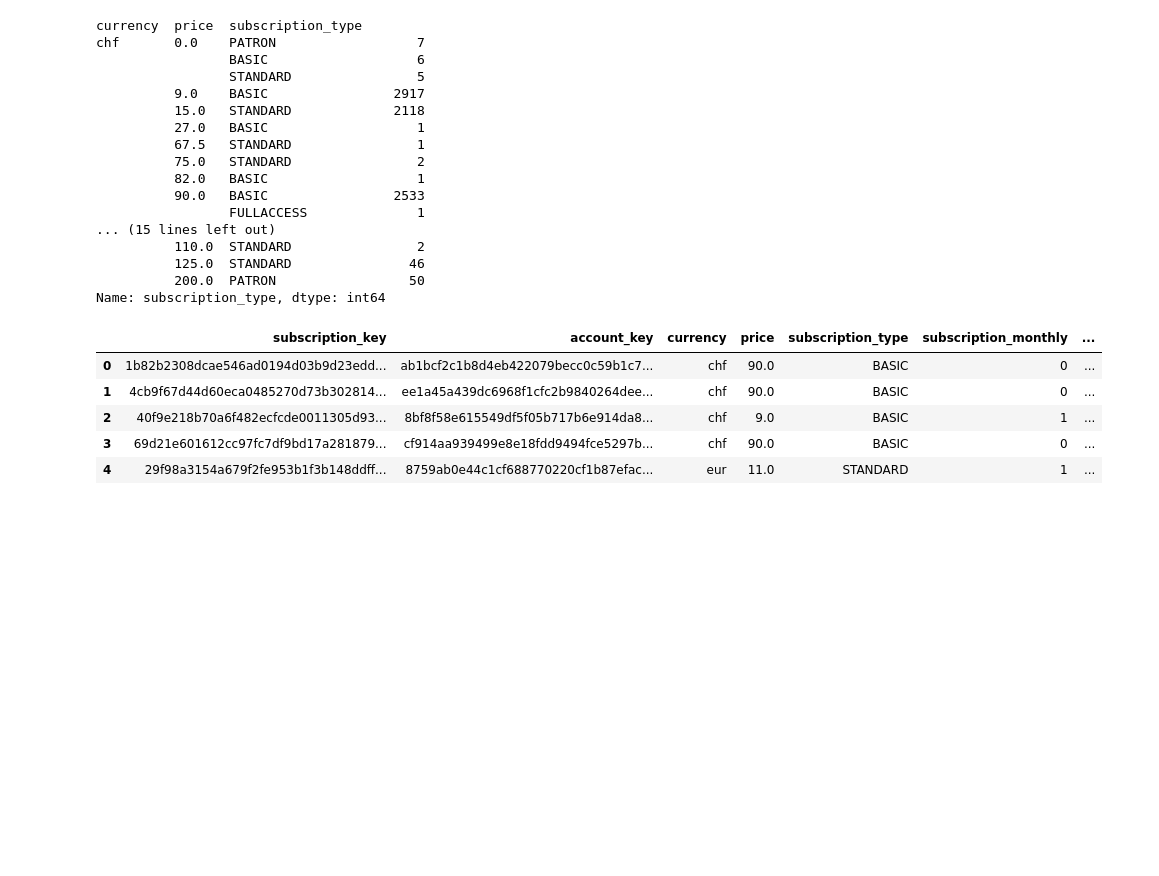
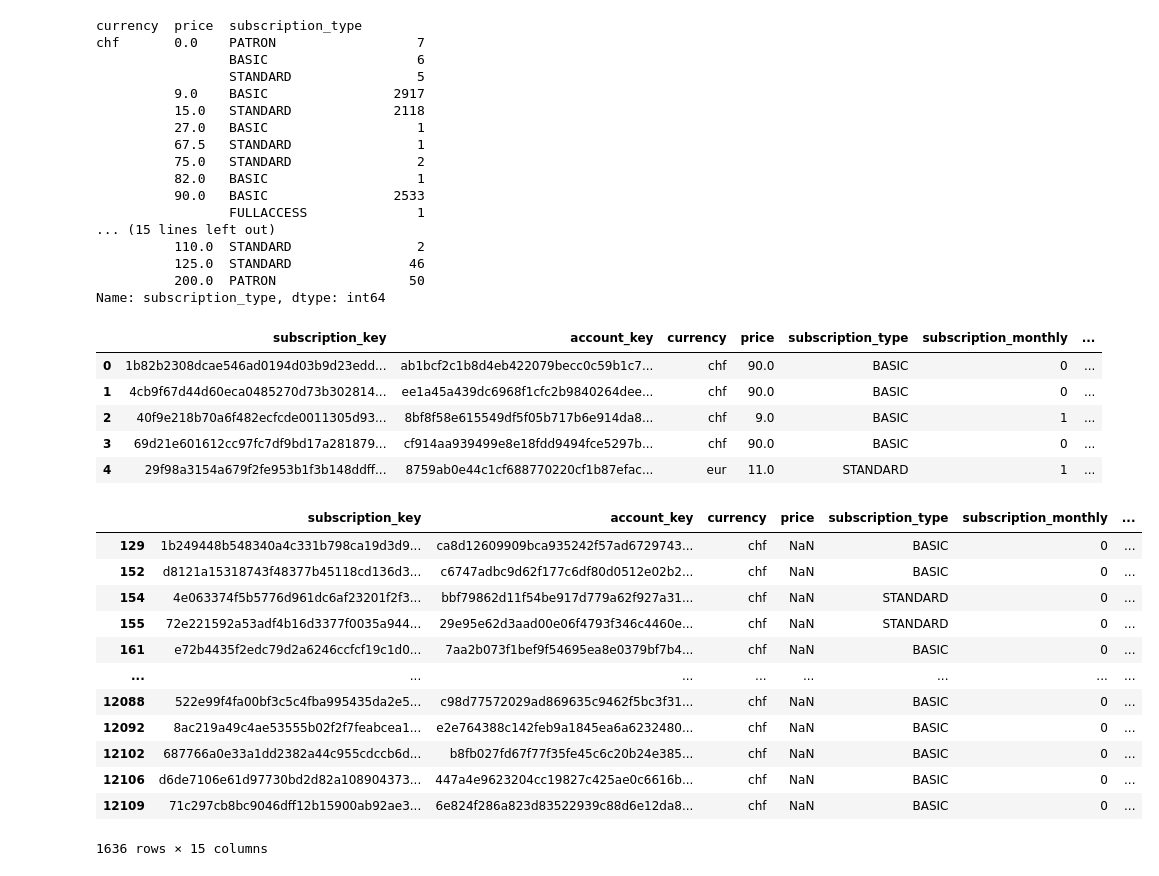
Before and after one commit to elisicke/Data-Analyst-Capstone-Project, a Jupyter notebook: Group_Liz.ipynb, the cells around one changed output. Drawn from its saved outputs; the diff is of its cells as text; code cells hidden in the pictures; blank space fills up the shorter version.

Commit message:
updates Subscription code

```diff
--- a/Group_Liz.ipynb
+++ b/Group_Liz.ipynb
@@ -96,4 +104,8 @@ values_eur = ['75.0', '7.5', '125.0', '12.5', '200.0']
 df_subscriptions_clean['price_chf'] = np.select(conditions, values_chf)
 df_subscriptions_clean['price_eur'] = np.select(conditions, values_eur)
 
+#change datatype into float for further calculation
+df_subscriptions_clean['price_chf'] = df_subscriptions_clean.price_chf.astype('float')
+df_subscriptions_clean['price_eur'] = df_subscriptions_clean.price_eur.astype('float')
+
 # decided to use these prices for all subscriptions regardless if they might have a different prices in the list (possibly due to discounts, total lines of abnormal prices: 39) or are gifted subscription (price: NaN, total lines 1.636)
@@ -104,3 +112,17 @@ def price_calc (x):
+# %%
+#calculate total price per subscription (price / 12 * subscription months)
+df_subscriptions_clean['total_price_chf'] = df_subscriptions_clean['price_chf'] / 12 * df_subscriptions_clean['subscription_months']
+df_subscriptions_clean['total_price_eur'] = df_subscriptions_clean['price_eur'] / 12 * df_subscriptions_clean['subscription_months']
+
+# conditional calculation for exceptions:
+
+# if the subscription is monthly only calculate price * months
+df_subscriptions_clean.loc[(df_subscriptions_clean['subscription_monthly'] == 1), 'total_price_chf'] = (df_subscriptions_clean['price_chf'] * df_subscriptions_clean['subscription_months'])
+df_subscriptions_clean.loc[(df_subscriptions_clean['subscription_monthly'] == 1), 'total_price_eur'] = (df_subscriptions_clean['price_eur'] * df_subscriptions_clean['subscription_months'])
+
+# if the subscription is gifted and 6 months long, a different price is applicable (there is only a 6 month subscription available for gifted subscriptions)
+df_subscriptions_clean.loc[((df_subscriptions_clean['gift_subscription'] == True) & (df_subscriptions_clean['subscription_months'] == 6)), 'total_price_chf'] = '49'
+df_subscriptions_clean.loc[((df_subscriptions_clean['gift_subscription'] == True) & (df_subscriptions_clean['subscription_months'] == 6)), 'total_price_eur'] = '41'
 # %%
 df_subscriptions_clean.head()
 # %% [output]
@@ -110,3 +132,20 @@ df_subscriptions_clean.head()
 | 2 | 40f9e218b70a6f482ecfcde0011305d93... | 8bf8f58e615549df5f05b717b6e914da8... | chf | 9.0 | BASIC | 1 | ... |
 | 3 | 69d21e601612cc97fc7df9bd17a281879... | cf914aa939499e8e18fdd9494fce5297b... | chf | 90.0 | BASIC | 0 | ... |
 | 4 | 29f98a3154a679f2fe953b1f3b148ddff... | 8759ab0e44c1cf688770220cf1b87efac... | eur | 11.0 | STANDARD | 1 | ... |
+# %%
+#test
+df_subscriptions_clean.query('gift_subscription == True')
+# %% [output]
+|  | subscription_key | account_key | currency | price | subscription_type | subscription_monthly | ... |
+| 129 | 1b249448b548340a4c331b798ca19d3d9... | ca8d12609909bca935242f57ad6729743... | chf | NaN | BASIC | 0 | ... |
+| 152 | d8121a15318743f48377b45118cd136d3... | c6747adbc9d62f177c6df80d0512e02b2... | chf | NaN | BASIC | 0 | ... |
+| 154 | 4e063374f5b5776d961dc6af23201f2f3... | bbf79862d11f54be917d779a62f927a31... | chf | NaN | STANDARD | 0 | ... |
+| 155 | 72e221592a53adf4b16d3377f0035a944... | 29e95e62d3aad00e06f4793f346c4460e... | chf | NaN | STANDARD | 0 | ... |
+| 161 | e72b4435f2edc79d2a6246ccfcf19c1d0... | 7aa2b073f1bef9f54695ea8e0379bf7b4... | chf | NaN | BASIC | 0 | ... |
+| ... | ... | ... | ... | ... | ... | ... | ... |
+| 12088 | 522e99f4fa00bf3c5c4fba995435da2e5... | c98d77572029ad869635c9462f5bc3f31... | chf | NaN | BASIC | 0 | ... |
+| 12092 | 8ac219a49c4ae53555b02f2f7feabcea1... | e2e764388c142feb9a1845ea6a6232480... | chf | NaN | BASIC | 0 | ... |
+| 12102 | 687766a0e33a1dd2382a44c955cdccb6d... | b8fb027fd67f77f35fe45c6c20b24e385... | chf | NaN | BASIC | 0 | ... |
+| 12106 | d6de7106e61d97730bd2d82a108904373... | 447a4e9623204cc19827c425ae0c6616b... | chf | NaN | BASIC | 0 | ... |
+| 12109 | 71c297cb8bc9046dff12b15900ab92ae3... | 6e824f286a823d83522939c88d6e12da8... | chf | NaN | BASIC | 0 | ... |
+1636 rows × 15 columns
```
Also changed, not shown: parts of 9 cells of this notebook.
